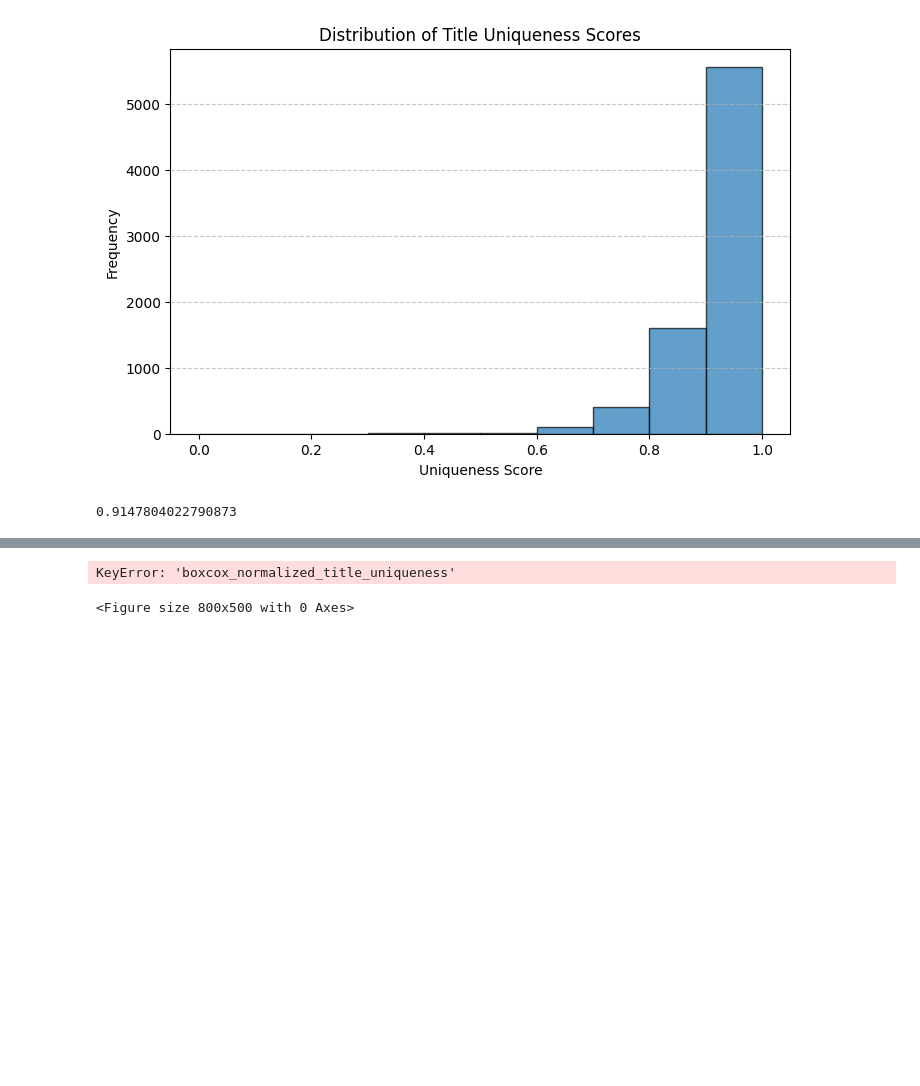
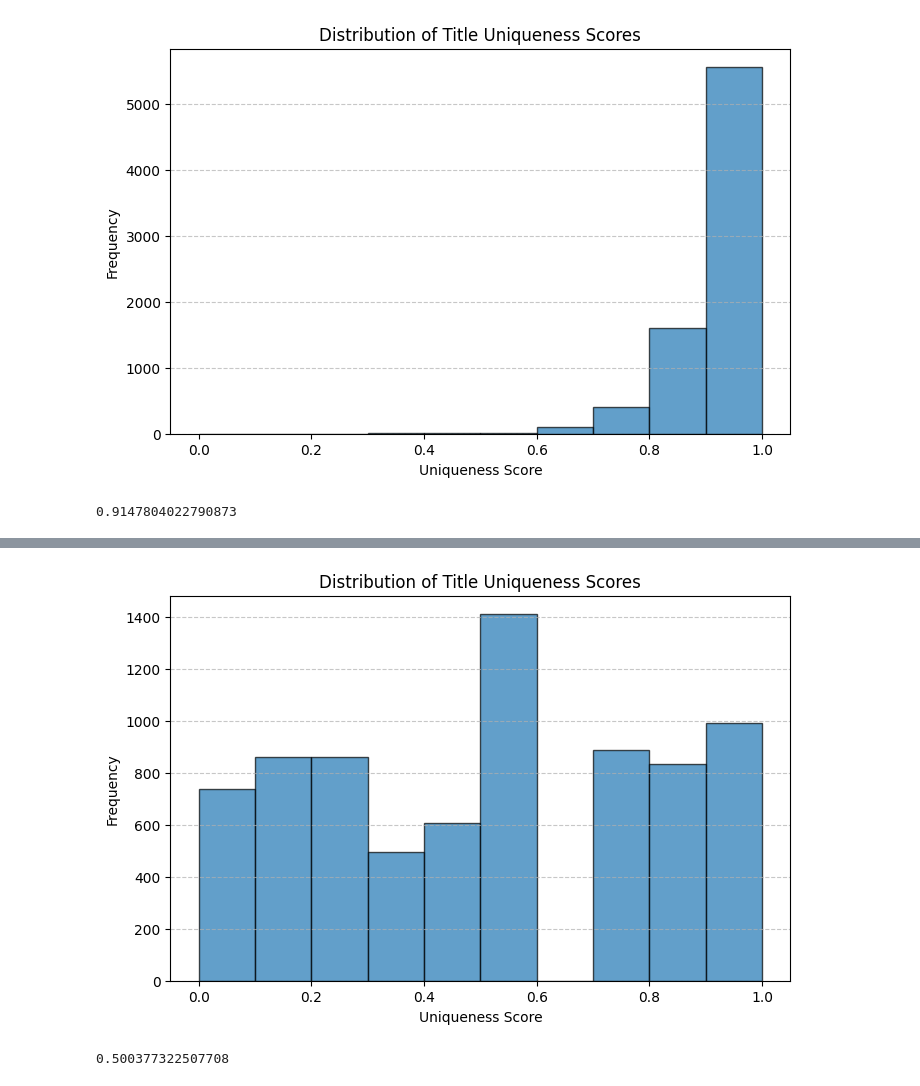
Before and after one commit to cacress/CSC442, a Jupyter notebook: notebooks/(Version_2)_Data_Cleaning.ipynb, the cells around one changed output, grey strips where cells are left out. Drawn from its saved outputs; the diff is of its cells as text; code cells hidden in the pictures; blank space fills up the shorter version.

```diff
--- a/notebooks/(Version_2)_Data_Cleaning.ipynb
+++ b/notebooks/(Version_2)_Data_Cleaning.ipynb
@@ -902,33 +949,24 @@ from sklearn.preprocessing import QuantileTransformer
 # Apply Quantile Transformation (spreads values more evenly)
 qt = QuantileTransformer(output_distribution='uniform')
 combined_df['Rank_Normalized'] = qt.fit_transform(combined_df[['title_uniqueness']])
-# %%
-### DROPPING UNWANTED COLUMN (ONLY RUN ONCE)
-combined_df = combined_df.drop(columns=['boxcox_uniqueness'])
-# %%
-### DROPPING UNWANTED COLUMN (ONLY RUN ONCE)
-combined_df = combined_df.drop(columns=['normalized_title_uniqueness'])
-# %%
-### DROPPING UNWANTED COLUMN (ONLY RUN ONCE)
-combined_df = combined_df.drop(columns=['title_uniqueness'])
 # %%
-### Going back to EDA to check the interpretability of the new, Box-Cox transformed title uniqueness scores
+### Checking distribution of Rank_Normalized
 
 import matplotlib.pyplot as plt
 
 # Plot histogram
 plt.figure(figsize=(8, 5))
-plt.hist(combined_df['boxcox_normalized_title_uniqueness'], bins=10, edgecolor='black', alpha=0.7)
+plt.hist(combined_df['Rank_Normalized'], bins=10, edgecolor='black', alpha=0.7)
 
 # Labels and title
 plt.xlabel("Uniqueness Score")
 plt.ylabel("Frequency")
 plt.title("Distribution of Title Uniqueness Scores")
 plt.grid(axis='y', linestyle='--', alpha=0.7)
 plt.show()
 
 import statistics
-statistics.mean(combined_df['boxcox_normalized_title_uniqueness'])
+statistics.mean(combined_df['Rank_Normalized'])
 # %% [output]
+[figure, added]
-KeyError: 'boxcox_normalized_title_uniqueness'
+0.500377322507708
-<Figure size 800x500 with 0 Axes>
```
Also changed, not shown: parts of 14 cells of this notebook.
